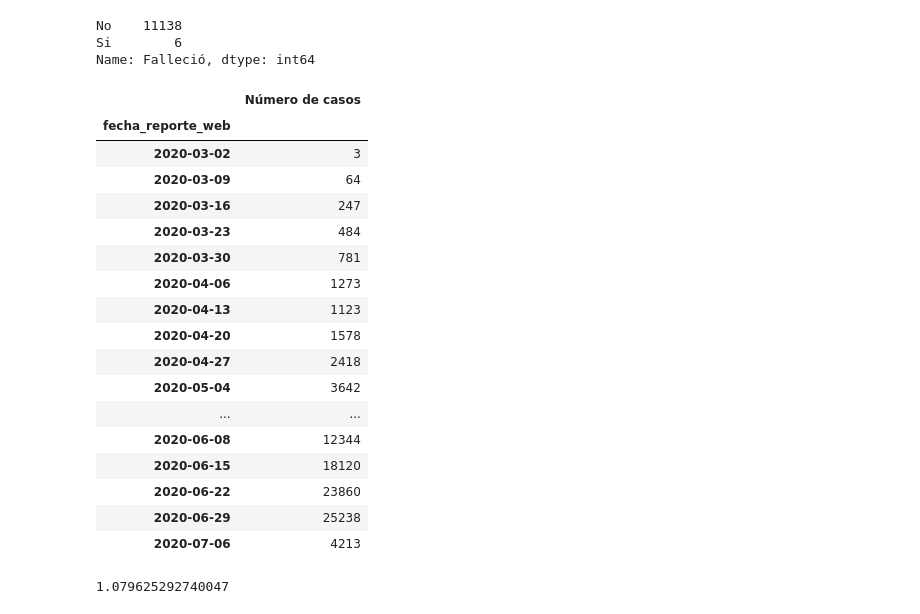
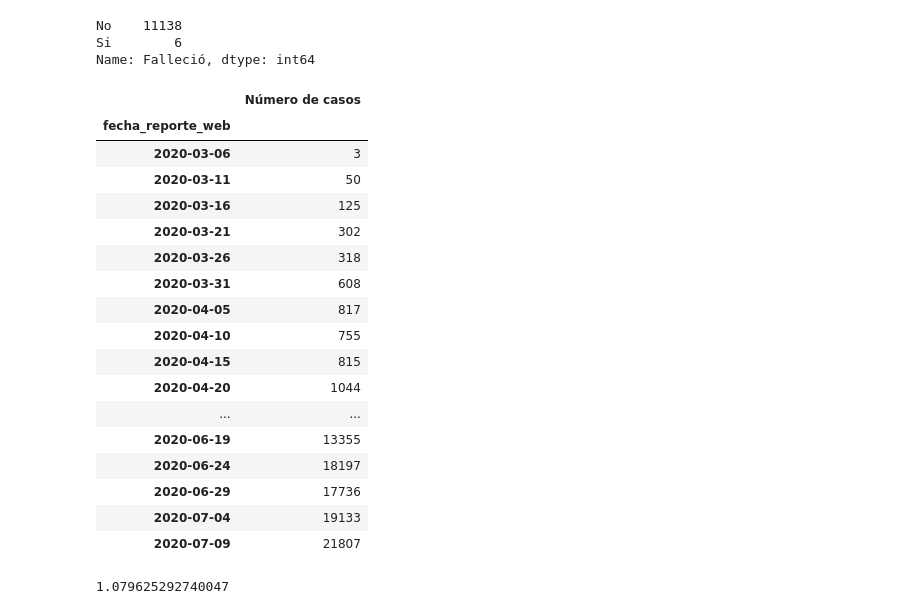
Before and after one commit to hhaydar/covid-col-streamlit, a Jupyter notebook: covid-col-streamlit.ipynb, the cells around one changed output. Drawn from its saved outputs; the diff is of its cells as text; code cells hidden in the pictures.

```diff
--- a/covid-col-streamlit.ipynb
+++ b/covid-col-streamlit.ipynb
@@ -176,29 +176,29 @@ import plotly.express as px
 fig = px.scatter(data[(data['Edad'] > 0)&(data['Días de tratamiento'] > 0)], x="Edad", y="Días de tratamiento", color='Falleció')
 fig.show()
 # %%
-dg1 = data.groupby([pd.Grouper(key='fecha_reporte_web', freq='W-MON', label='left')])['fecha_reporte_web'].count().to_frame()
+dg1 = data.groupby([pd.Grouper(key='fecha_reporte_web', freq='5D', label='left')])['fecha_reporte_web'].count().to_frame()
 dg1.rename(columns={'fecha_reporte_web':'Número de casos'}, inplace=True)
 #dg1.drop(dg1.tail(1).index,inplace=True)
 dg1
 # %% [output]
 |  | Número de casos |
 | fecha_reporte_web |  |
-| 2020-03-02 | 3 |
-| 2020-03-09 | 64 |
-| 2020-03-16 | 247 |
-| 2020-03-23 | 484 |
-| 2020-03-30 | 781 |
-| 2020-04-06 | 1273 |
-| 2020-04-13 | 1123 |
-| 2020-04-20 | 1578 |
-| 2020-04-27 | 2418 |
-| 2020-05-04 | 3642 |
+| 2020-03-06 | 3 |
+| 2020-03-11 | 50 |
+| 2020-03-16 | 125 |
+| 2020-03-21 | 302 |
+| 2020-03-26 | 318 |
+| 2020-03-31 | 608 |
+| 2020-04-05 | 817 |
+| 2020-04-10 | 755 |
+| 2020-04-15 | 815 |
+| 2020-04-20 | 1044 |
 | ... | ... |
-| 2020-06-08 | 12344 |
-| 2020-06-15 | 18120 |
-| 2020-06-22 | 23860 |
-| 2020-06-29 | 25238 |
-| 2020-07-06 | 4213 |
+| 2020-06-19 | 13355 |
+| 2020-06-24 | 18197 |
+| 2020-06-29 | 17736 |
+| 2020-07-04 | 19133 |
+| 2020-07-09 | 21807 |
 # %%
 #dg = data.groupby('fecha_reporte_web')['fecha_reporte_web'].agg(['count'])
 #dg.rename(columns={'count':'Número de casos'}, inplace=True)
```
Also changed, not shown: parts of 1 cell of this notebook, 1 other file.
